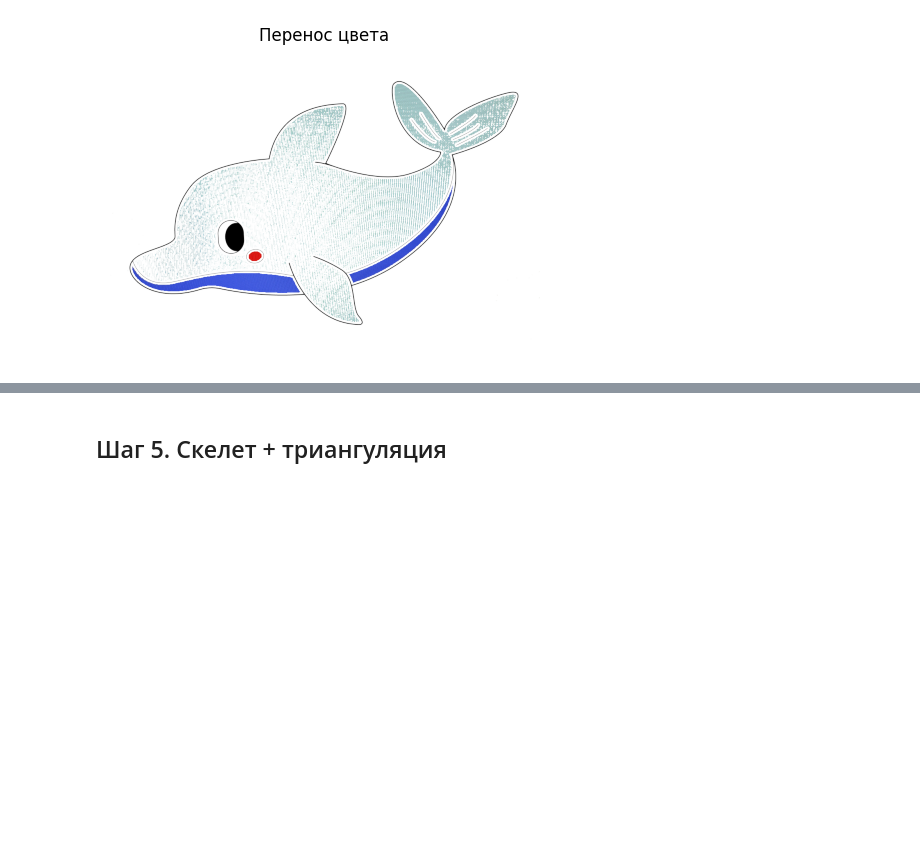
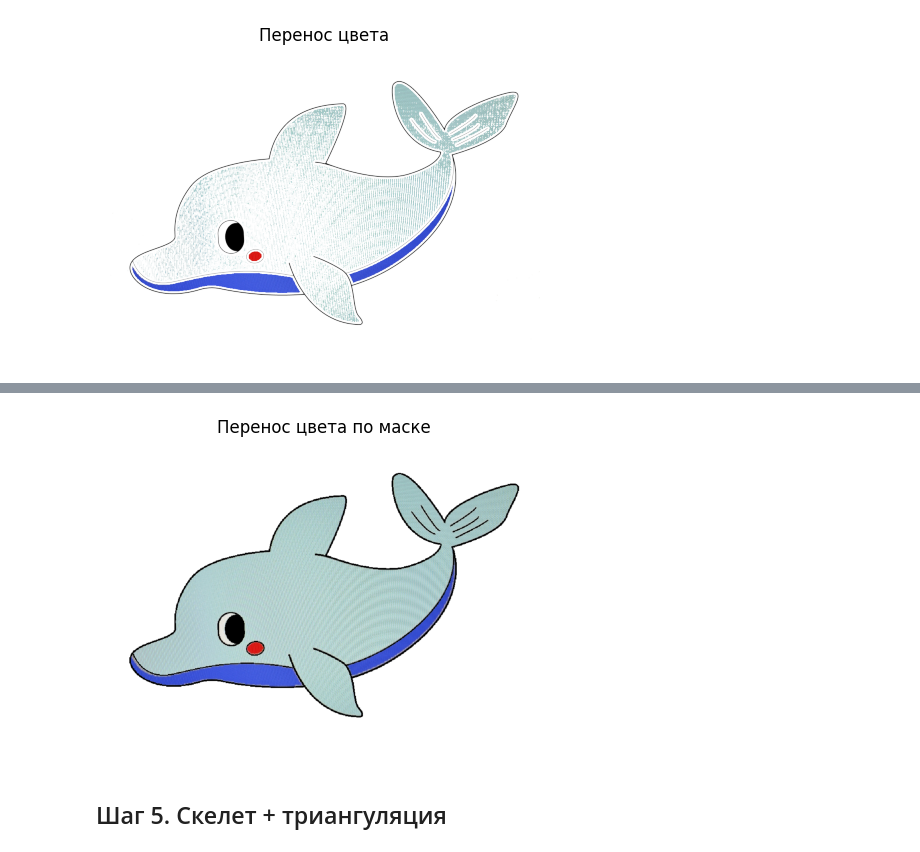
Before and after one commit to AlekseiLugovoi/ink-to-motion, a Jupyter notebook: preprocessing/process_photo.ipynb, the cells around one changed output, grey strips where cells are left out. Drawn from its saved outputs; the diff is of its cells as text; code cells hidden in the pictures; blank space fills up the shorter version.

Commit message:
Improved color transfer, native webcam with hint

```diff
--- a/preprocessing/process_photo.ipynb
+++ b/preprocessing/process_photo.ipynb
@@ -87,3 +109,36 @@ plt.show()
+# %%
+# image_rect (на случай если ячейка шага 4 не запускалась)
+original = cv2.imread(IMG_PATH, cv2.IMREAD_UNCHANGED)
+oh, ow = original.shape[:2]
+bx, by, bw, bh = meta["drawing_bbox"]
+scale = min(bw / ow, bh / oh) * CONTENT_SCALE
+iw, ih = int(ow * scale), int(oh * scale)
+ix = bx + (bw - iw) // 2
+iy = by + (bh - ih) // 2
+
+# маска
+mask = cv2.imread("input/mask04.png", cv2.IMREAD_GRAYSCALE)
+mask = cv2.resize(mask, (iw, ih), interpolation=cv2.INTER_NEAREST)
+
+contour = mask < 50
+fill = mask > 200
+between = ~contour & ~fill  # промежуточные значения
+
+photo_crop = aligned[iy : iy + ih, ix : ix + iw]
+
+result = np.zeros((ih, iw, 4), dtype=np.uint8)
+result[contour] = [0, 0, 0, 255]           # чёрные контуры
+result[fill, :3] = photo_crop[fill]         # цвет с фото
+result[fill, 3] = 255
+result[between] = [255, 255, 255, 255]      # промежуточное → белый
+
+plt.figure(figsize=(6, 4))
+plt.imshow(cv2.cvtColor(result, cv2.COLOR_BGRA2RGBA))
+plt.axis("off")
+plt.title("Перенос цвета по маске")
+plt.show()
+# %% [output]
+[figure, added]
 # %% [markdown]
 ## Шаг 5. Скелет + триангуляция
 # %%
```
Also changed, not shown: parts of 1 cell of this notebook, 14 other files.
